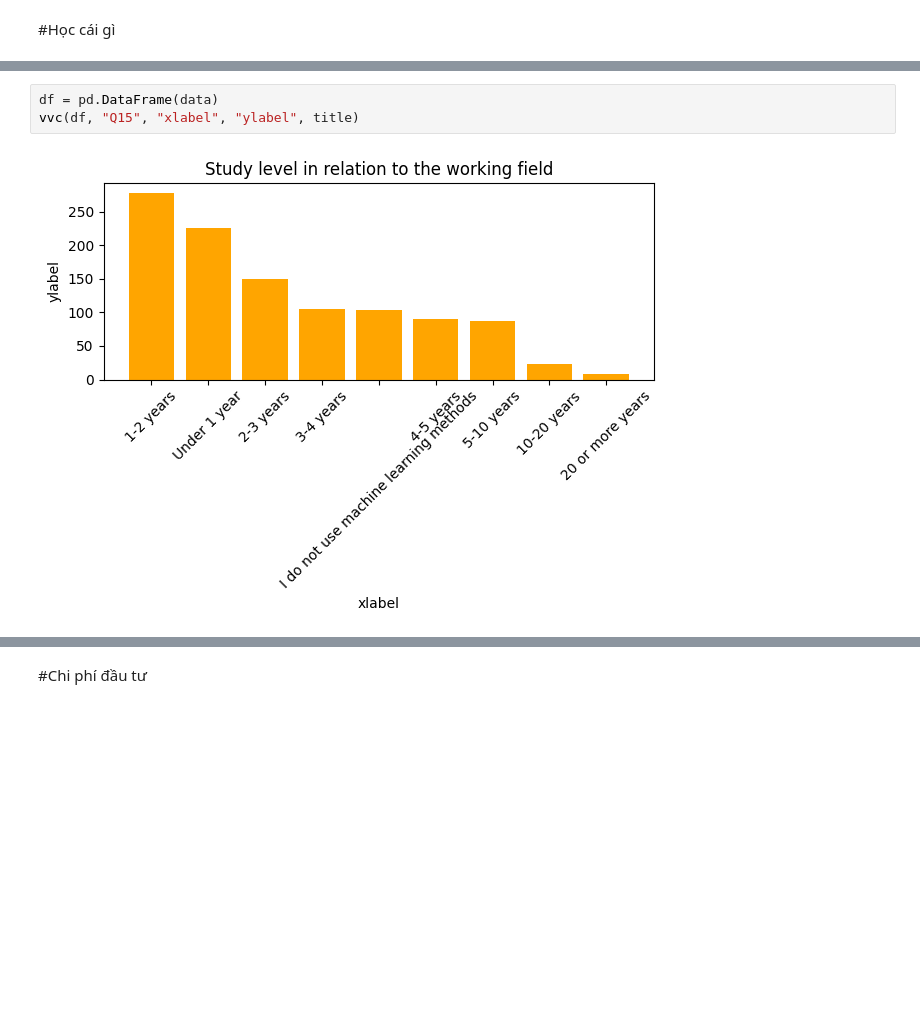
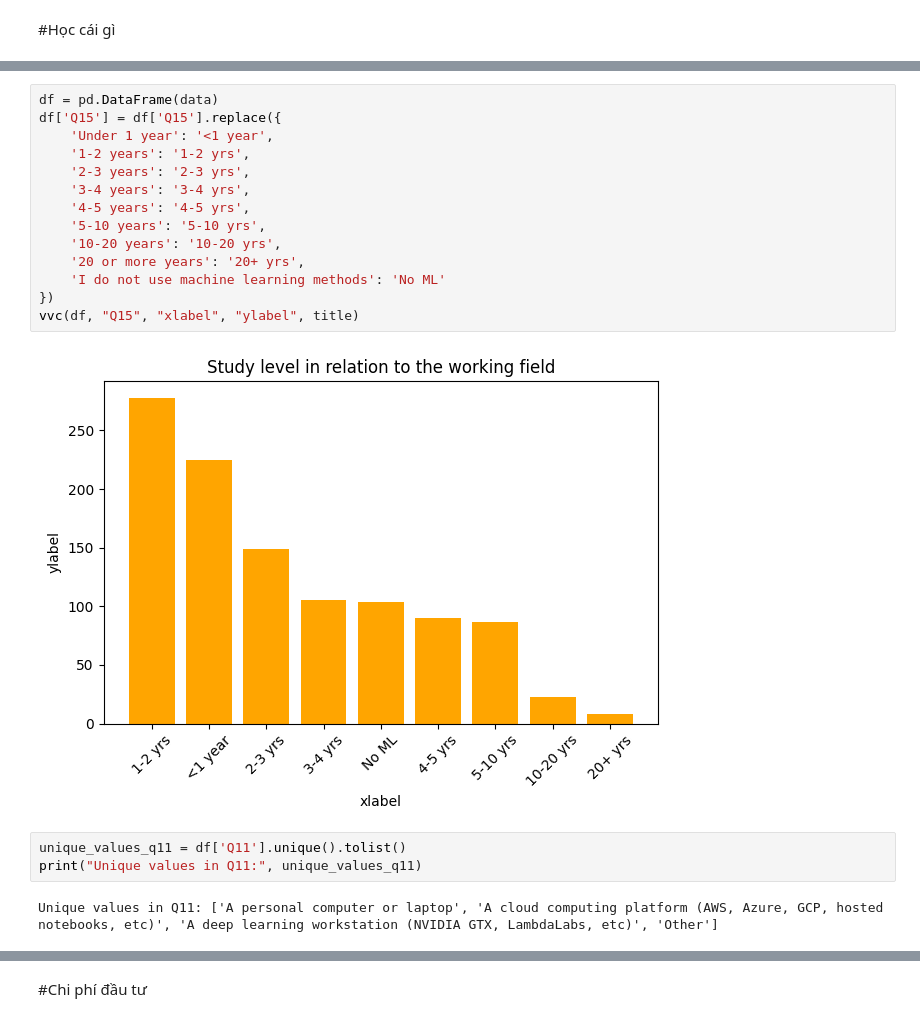
Before and after one commit to wh1skeyy/story-telling, a Jupyter notebook: EDA_MLE.ipynb, the cells around one changed output, grey strips where cells are left out. Saved outputs shown, nothing was run; the diff lists cells and outputs as text; blank space fills up the shorter version.

```diff
--- a/EDA_MLE.ipynb
+++ b/EDA_MLE.ipynb
@@ -112,7 +129,23 @@ cavo(df, gcbp(df, "Q36"))
 # %%
 df = pd.DataFrame(data)
+df['Q15'] = df['Q15'].replace({
+    'Under 1 year': '<1 year',
+    '1-2 years': '1-2 yrs',
+    '2-3 years': '2-3 yrs',
+    '3-4 years': '3-4 yrs',
+    '4-5 years': '4-5 yrs',
+    '5-10 years': '5-10 yrs',
+    '10-20 years': '10-20 yrs',
+    '20 or more years': '20+ yrs',
+    'I do not use machine learning methods': 'No ML'
+})
 vvc(df, "Q15", "xlabel", "ylabel", title)
 # %% [output]
-[figure, old version]
+[figure, new version]
+# %%
+unique_values_q11 = df['Q11'].unique().tolist()
+print("Unique values in Q11:", unique_values_q11)
+# %% [output]
+Unique values in Q11: ['A personal computer or laptop', 'A cloud computing platform (AWS, Azure, GCP, hosted notebooks, etc)', 'A deep learning workstation (NVIDIA GTX, LambdaLabs, etc)', 'Other']
 # %%
 df = pd.DataFrame(data)
```
Also changed, not shown: parts of 13 cells of this notebook, 1 other file.
